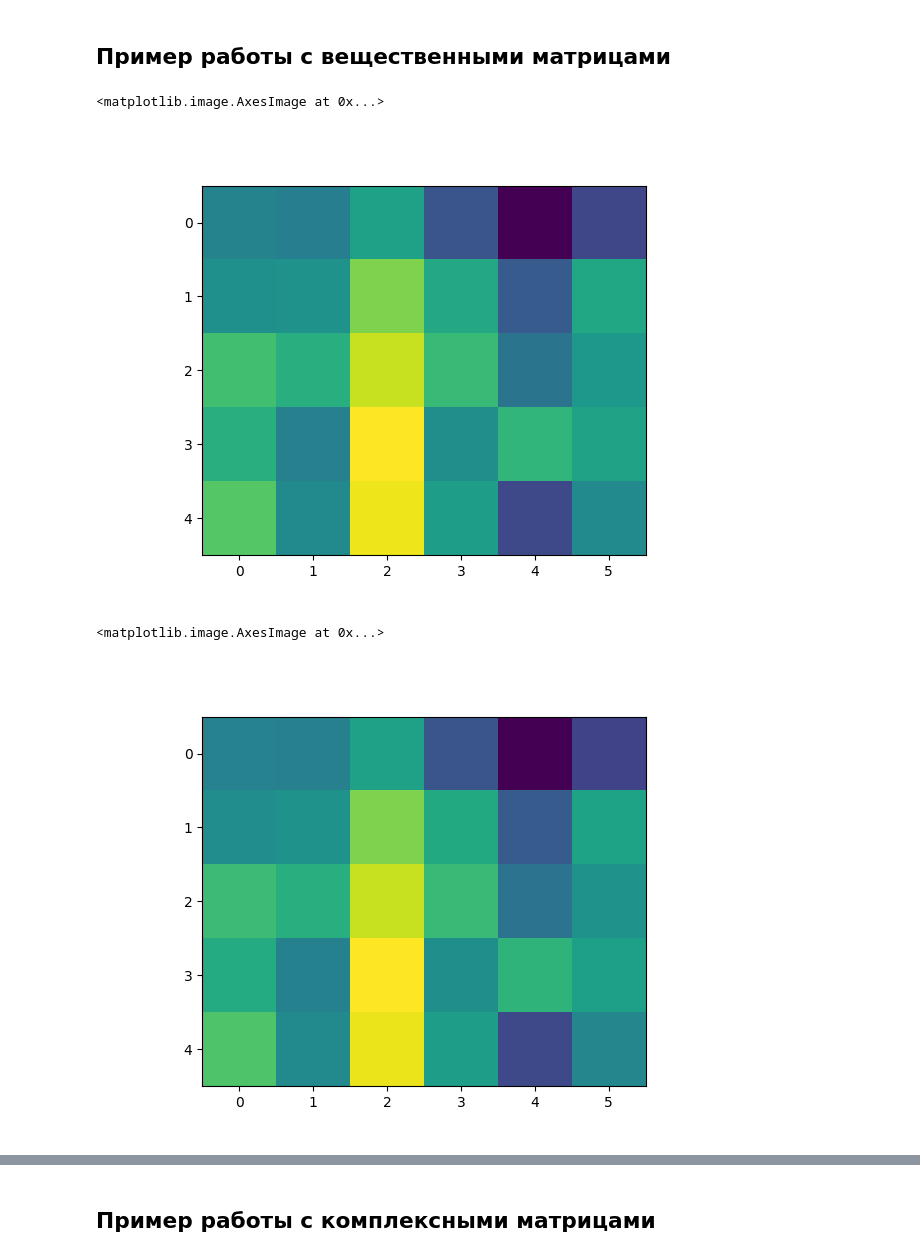
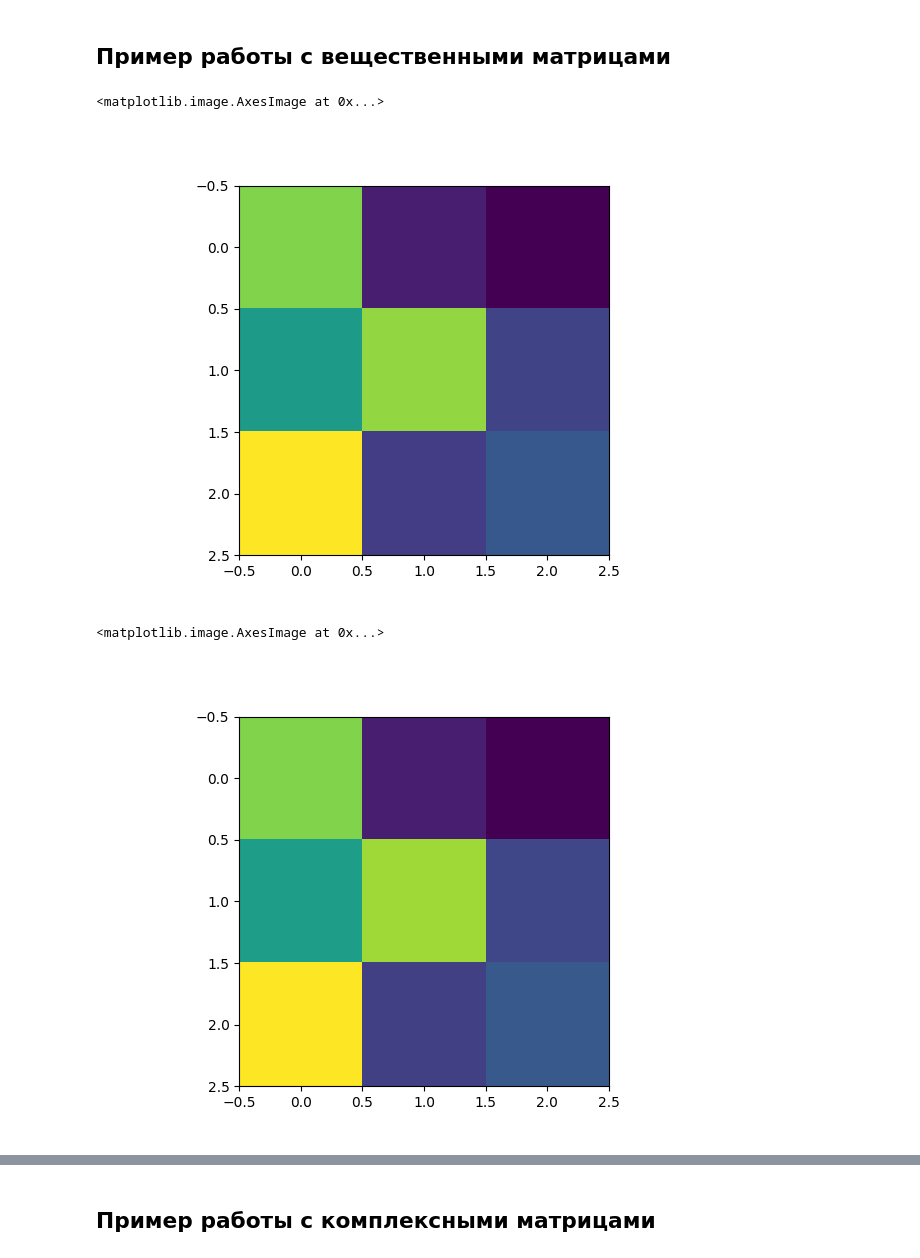
Before and after one commit to amacomm/Optical_matrix_multiplication, a Jupyter notebook: Notebook.ipynb, the cells around one changed output, grey strips where cells are left out. Saved outputs shown, nothing was run; the diff lists cells and outputs as text; code cells hidden in the pictures.

```diff
--- a/Notebook.ipynb
+++ b/Notebook.ipynb
@@ -16,7 +16,7 @@ import matplotlib.pyplot as plt
 
 config = source.Config(array_size = 4096,
                        scale_by_x = 2,
-                       vector_size = 16)
+                       vector_size = 4)
 
 # Для моделирования распространения света в свободном пространстве
 # доступно 4 оператора.
@@ -25,14 +25,14 @@ config = source.Config(array_size = 4096,
 propagator_operator = propagator.Propagator_sinc_operator()
 prop = propagator.Propagator(operator = propagator_operator,
                   config = config)
-mul = source.OpticalMul(prop, config).cuda()
+mul = source.OpticalMul(prop, config)
 # %%
 distributed_mul = source.DataParallel(mul, output_device = 'cpu')
 # %% [markdown]
 ## Пример работы с вещественными матрицами
 # %%
-mat1 = torch.rand(1, 1, 5, 16)
-mat2 = torch.rand((1, 1, 16, 6))
+mat1 = torch.rand((2, 1, 3, 4)) * 100
+mat2 = torch.rand((2, 4, 3)) * 100
 # %%
-res = distributed_mul(mat1, mat2)[0, 0]
+res = distributed_mul(mat1, mat2)**2
 # %%
@@ -40,15 +40,15 @@ fr = (mat1 @ mat2)[0, 0]
 # %%
 plt.figure()
-plt.imshow(res)
+plt.imshow(res[0, 0])
 # %% [output]
 <matplotlib.image.AxesImage at 0x...>
-[figure, old version]
+[figure, new version]
 # %%
 plt.figure()
-plt.imshow(fr)
+plt.imshow(fr[0, 0])
 # %% [output]
 <matplotlib.image.AxesImage at 0x...>
-[figure, old version]
+[figure, new version]
 # %%
 CKO = (((fr / fr.mean() - res / res.mean())**2).sum() / fr.size(0))**0.5 * 100
 # %%
```
Also changed, not shown: parts of 9 cells of this notebook, 3 other files.
